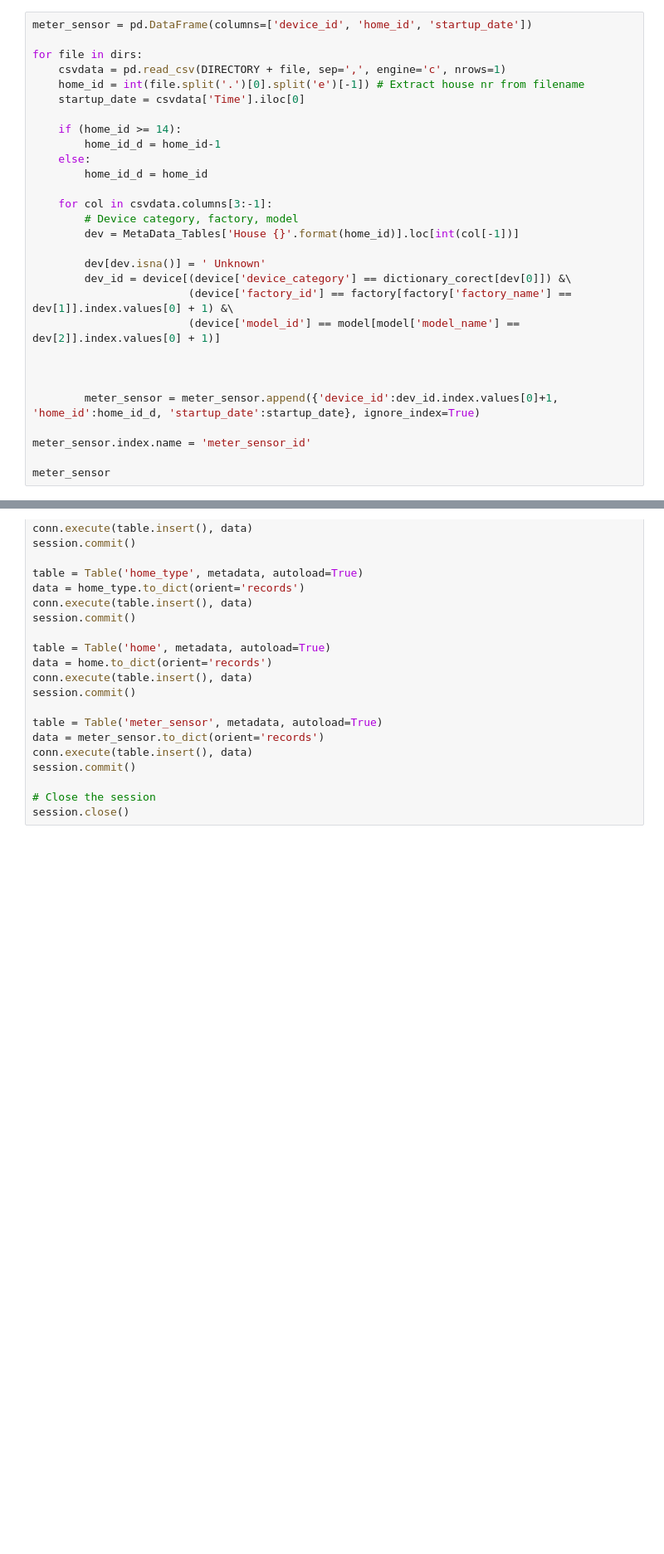
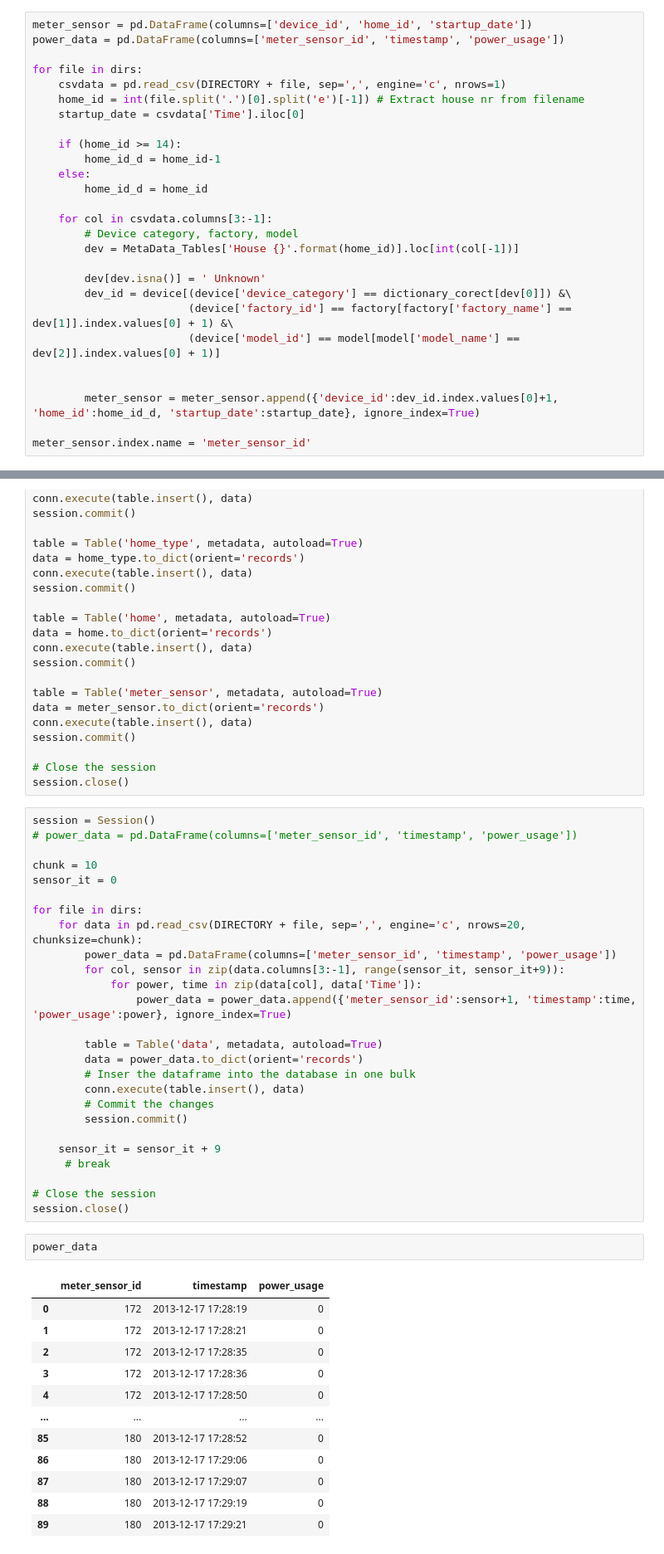
Before and after one commit to wkula/ADB_project, a Jupyter notebook: Data_insert.ipynb, the cells around one changed output, grey strips where cells are left out. Shown at 83% size. Cells and saved outputs as stored; diff of their text form; blank space fills up the shorter version.

Commit message:
class Data - insert dataset function

```diff
--- a/Data_insert.ipynb
+++ b/Data_insert.ipynb
@@ -418,6 +418,7 @@ for index, row in home_type.iterrows():
 # home
 # %%
 meter_sensor = pd.DataFrame(columns=['device_id', 'home_id', 'startup_date'])
+power_data = pd.DataFrame(columns=['meter_sensor_id', 'timestamp', 'power_usage'])
 
 for file in dirs:
     csvdata = pd.read_csv(DIRECTORY + file, sep=',', engine='c', nrows=1)
@@ -439,9 +440,6 @@ for file in dirs:
                         (device['model_id'] == model[model['model_name'] == dev[2]].index.values[0] + 1)]
 
 
-
         meter_sensor = meter_sensor.append({'device_id':dev_id.index.values[0]+1, 'home_id':home_id_d, 'startup_date':startup_date}, ignore_index=True)
 
 meter_sensor.index.name = 'meter_sensor_id'
-
-meter_sensor
@@ -521,3 +504,44 @@ session.commit()
 
 # Close the session
 session.close()
+# %%
+session = Session()
+# power_data = pd.DataFrame(columns=['meter_sensor_id', 'timestamp', 'power_usage'])
+
+chunk = 10
+sensor_it = 0
+
+for file in dirs:
+    for data in pd.read_csv(DIRECTORY + file, sep=',', engine='c', nrows=20, chunksize=chunk):
+        power_data = pd.DataFrame(columns=['meter_sensor_id', 'timestamp', 'power_usage'])
+        for col, sensor in zip(data.columns[3:-1], range(sensor_it, sensor_it+9)):
+            for power, time in zip(data[col], data['Time']):
+                power_data = power_data.append({'meter_sensor_id':sensor+1, 'timestamp':time, 'power_usage':power}, ignore_index=True)
+
+        table = Table('data', metadata, autoload=True)
+        data = power_data.to_dict(orient='records')
+        # Inser the dataframe into the database in one bulk
+        conn.execute(table.insert(), data)
+        # Commit the changes
+        session.commit()
+
+    sensor_it = sensor_it + 9
+     # break
+
+# Close the session
+session.close()
+# %%
+power_data
+# %% [output]
+|  | meter_sensor_id | timestamp | power_usage |
+| 0 | 172 | 2013-12-17 17:28:19 | 0 |
+| 1 | 172 | 2013-12-17 17:28:21 | 0 |
+| 2 | 172 | 2013-12-17 17:28:35 | 0 |
+| 3 | 172 | 2013-12-17 17:28:36 | 0 |
+| 4 | 172 | 2013-12-17 17:28:50 | 0 |
+| ... | ... | ... | ... |
+| 85 | 180 | 2013-12-17 17:28:52 | 0 |
+| 86 | 180 | 2013-12-17 17:29:06 | 0 |
+| 87 | 180 | 2013-12-17 17:29:07 | 0 |
+| 88 | 180 | 2013-12-17 17:29:19 | 0 |
+| 89 | 180 | 2013-12-17 17:29:21 | 0 |
```
Also changed, not shown: parts of 4 cells of this notebook.
